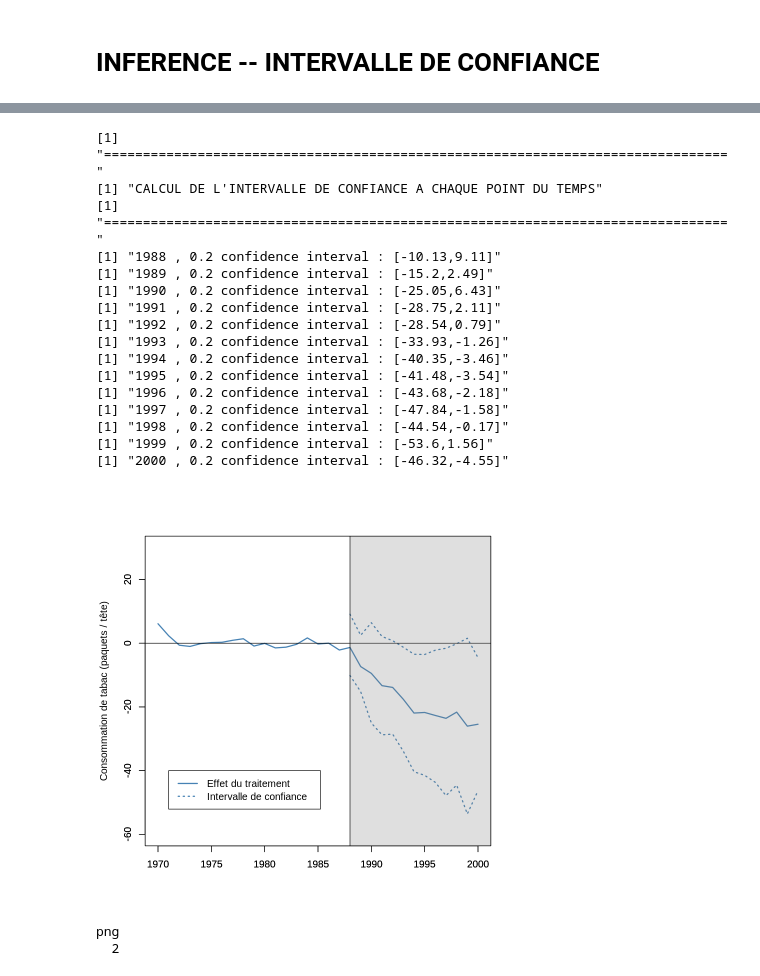
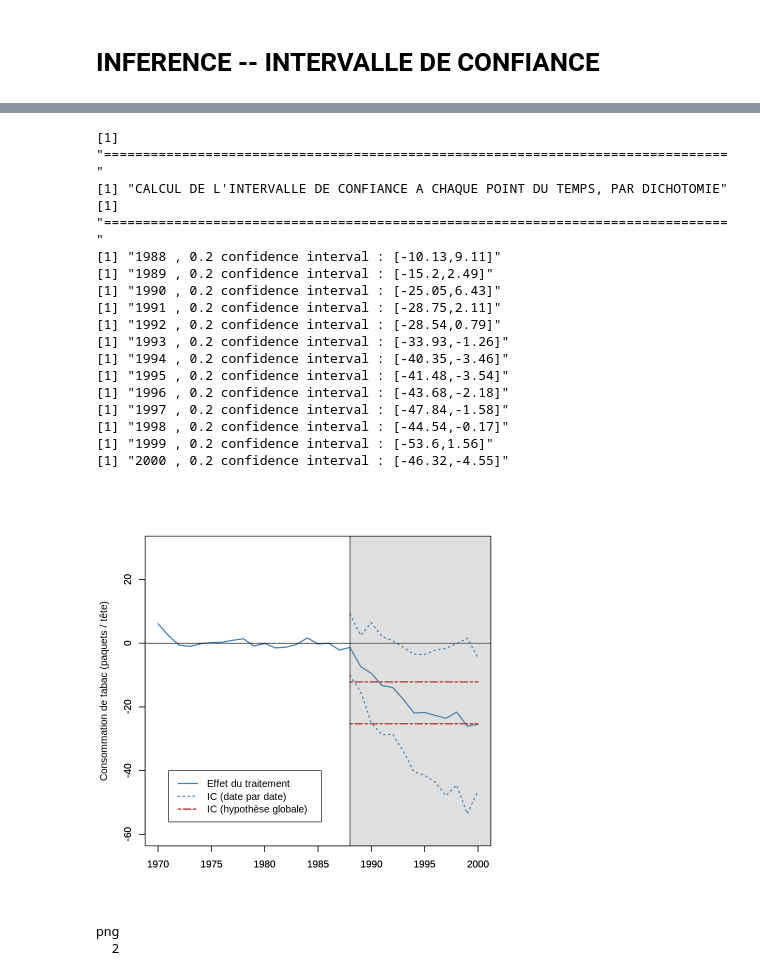
Before and after one commit to jeremylhour/ml_econometrie, a Jupyter notebook: controle_synthetique/controle_synthetique_exemple.ipynb, the cells around one changed output, grey strips where cells are left out. Cells and saved outputs as stored; diff of their text form; code cells hidden in the pictures.

```diff
--- a/controle_synthetique/controle_synthetique_exemple.ipynb
+++ b/controle_synthetique/controle_synthetique_exemple.ipynb
@@ -228,7 +228,8 @@ legend(1971,80,
        lty=c(1,6))
 
 # FIG 3
-treatmentPlot = ts(unlist(data[data[,"Treated"]==1, smokeNames] - t(as.matrix(data[data[,"Treated"]==0, smokeNames]))%*%W),start=c(1970), freq=1)
+treatmentEffect_hat = data[data[,"Treated"]==1, smokeNames] - t(as.matrix(data[data[,"Treated"]==0, smokeNames]))%*%W
+treatmentPlot = ts(unlist(treatmentEffect_hat),start=c(1970), freq=1)
 
 plot(treatmentPlot, plot.type="single",
      col=c("steelblue"), lwd=2,
@@ -426,9 +532,7 @@ compute.pval <- function(data, outcome, Wsol, C){
 # %%
 print(paste(rep("=", 80), collapse=""))
-print("CALCUL DE L'INTERVALLE DE CONFIANCE A CHAQUE POINT DU TEMPS")
+print("CALCUL DE L'INTERVALLE DE CONFIANCE A CHAQUE POINT DU TEMPS, PAR DICHOTOMIE")
 print(paste(rep("=", 80), collapse=""))
-
-# On calcule l'IC par dichotomie
 
 alpha = .2
 confidenceInterval = matrix(nrow=length(smokeNames), ncol=2)
@@ -438,8 +542,8 @@ for(t in 1988:2000){
     outcome = paste0('SmokingCons', t)
     theta.obs = data[data[, 'State_ID']==3, outcome] - contrefactuels[3, smokeNames==outcome]
 
-    ### Compute confidence interval based on these weights
-    # Upper bound
+    # 1. Upper bound
+    # A. On cherche une valeur initiale
     res0 = compute.pval(data, outcome, weights, C=theta.obs)
     b = max(res0$theta.reshuffled); eps = .01
     repeat{
@@ -448,6 +552,7 @@ for(t in 1988:2000){
         res1 = compute.pval(data, outcome, weights, C=b+eps)
         b = b + (alpha - res0$p.val)*eps/(res1$p.val-res0$p.val)
     }
+    # B. Dichotomie
     a = theta.obs
     f_a = 1-alpha
     repeat{
@@ -456,8 +561,7 @@ for(t in 1988:2000){
         f_m = res$p.val - alpha
         if(f_m*f_a > 0){
             a = m
-            res = compute.pval(data, outcome, weights, C=a)
-            f_a = res$p.val - alpha
+            f_a = f_m
         } else {
             b = m
         }
@@ -465,7 +569,8 @@ for(t in 1988:2000){
         }
     Cu = (a+b)/2
 
-    # Lower bound
+    # 2. Lower bound
+    # A. On cherche une valeur initiale
     res0 = compute.pval(data, outcome, weights, C=theta.obs)
     a = min(res0$theta.reshuffled)
     repeat{
@@ -474,6 +579,7 @@ for(t in 1988:2000){
         res1 = compute.pval(data, outcome, weights, C=a-eps)
         a = a + (alpha - res0$p.val)*eps/(res0$p.val-res1$p.val)
     }
+    # B. Dichotomie
     b = theta.obs
     f_b = 1-alpha
     repeat{
@@ -482,8 +588,7 @@ for(t in 1988:2000){
         f_m = res$p.val - alpha
         if(f_m*f_b > 0){
             b = m
-            res = compute.pval(data, outcome, weights, C=b)
-            f_b = res$p.val - alpha
+            f_b = f_m
         } else {
             a = m
         }
@@ -496,7 +601,7 @@ for(t in 1988:2000){
 }
 # %% [output]
 [1] "================================================================================"
-[1] "CALCUL DE L'INTERVALLE DE CONFIANCE A CHAQUE POINT DU TEMPS"
+[1] "CALCUL DE L'INTERVALLE DE CONFIANCE A CHAQUE POINT DU TEMPS, PAR DICHOTOMIE"
 [1] "================================================================================"
 [1] "1988 , 0.2 confidence interval : [-10.13,9.11]"
 [1] "1989 , 0.2 confidence interval : [-15.2,2.49]"
@@ -513,30 +618,32 @@ for(t in 1988:2000){
 [1] "2000 , 0.2 confidence interval : [-46.32,-4.55]"
 # %%
 # FIG 4
-TE = unlist(data[data[,"Treated"]==1, smokeNames] - t(as.matrix(data[data[,"Treated"]==0, smokeNames]))%*%W)
-
-treatmentInferencePlot = ts(cbind(confidenceInterval[,1], TE, confidenceInterval[,2]), start=c(1970), freq=1)
+treatmentInferencePlot = ts(cbind(c(treatmentEffect_hat),
+                                  confidenceInterval[,1],
+                                  confidenceInterval[,2],
+                                  confidenceInterval_global[,1],
+                                  confidenceInterval_global[,2]), start=c(1970), freq=1)
 
 plot(treatmentInferencePlot,
      plot.type="single",
-     col=c("steelblue"),
+     col=c("steelblue", "steelblue", "steelblue", "firebrick", "firebrick"),
      lwd=2,
-     lty= c(3, 1, 3),
+     lty= c(1, 3, 3, 6, 6),
      xlab="",
      ylab="Consommation de tabac (paquets / tête)",
-     ylim=c(-60,30))
+     ylim=c(-60, 30))
 abline(h=0, lty=c(1))
 lim <- par("usr")
 rect(1988, lim[3], lim[2], lim[4], col = rgb(0.5,0.5,0.5,1/4))
 axis(1) ## add axes back
 axis(2)
 box()
 legend(1971,-40,
-       legend=c("Effet du traitement", "Intervalle de confiance"),
-       col=c("steelblue"), lwd=2,
-       lty=c(1,3))
+       legend=c("Effet du traitement", "IC (date par date)", "IC (hypothèse globale)"),
+       col=c("steelblue", "steelblue", "firebrick"), lwd=2,
+       lty=c(1,3,6))
 # %% [output]
-[figure, old version]
+[figure, new version]
 # %%
 # SAVE FIG
 jpeg("Tobacco_Fig_5.jpg",res=150, width = 1000, height = 1000)
```
Also changed, not shown: parts of 3 cells of this notebook.
